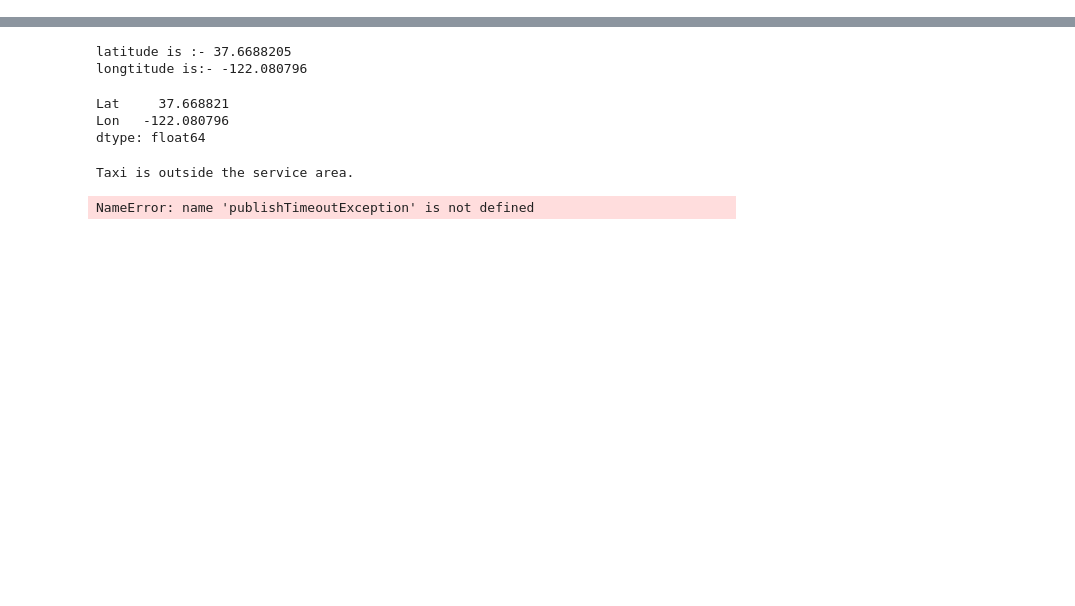
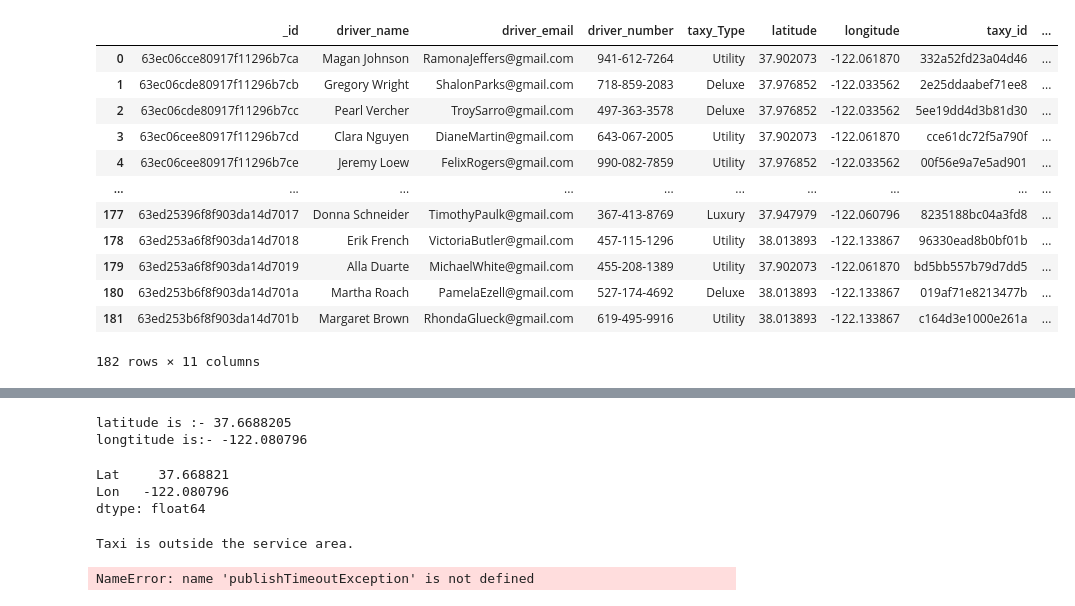
Before and after one commit to MuayThaiLegz/PythonSoftwareDev, a Jupyter notebook: TutoringProjects/streamlitApp/boundingBox.ipynb, the cells around one changed output, grey strips where cells are left out. Drawn from its saved outputs; the diff is of its cells as text; code cells hidden in the pictures; blank space fills up the shorter version.

```diff
--- a/TutoringProjects/streamlitApp/boundingBox.ipynb
+++ b/TutoringProjects/streamlitApp/boundingBox.ipynb
@@ -529,3 +528,20 @@ def show_user(mapdata):
+# %%
+
+DriverCollection_df
+# %% [output]
+|  | _id | driver_name | driver_email | driver_number | taxy_Type | latitude | longitude | taxy_id | ... |
+| 0 | 63ec06cce80917f11296b7ca | Magan Johnson | RamonaJeffers@gmail.com | 941-612-7264 | Utility | 37.902073 | -122.061870 | 332a52fd23a04d46 | ... |
+| 1 | 63ec06cde80917f11296b7cb | Gregory Wright | ShalonParks@gmail.com | 718-859-2083 | Deluxe | 37.976852 | -122.033562 | 2e25ddaabef71ee8 | ... |
+| 2 | 63ec06cde80917f11296b7cc | Pearl Vercher | TroySarro@gmail.com | 497-363-3578 | Deluxe | 37.976852 | -122.033562 | 5ee19dd4d3b81d30 | ... |
+| 3 | 63ec06cee80917f11296b7cd | Clara Nguyen | DianeMartin@gmail.com | 643-067-2005 | Utility | 37.902073 | -122.061870 | cce61dc72f5a790f | ... |
+| 4 | 63ec06cee80917f11296b7ce | Jeremy Loew | FelixRogers@gmail.com | 990-082-7859 | Utility | 37.976852 | -122.033562 | 00f56e9a7e5ad901 | ... |
+| ... | ... | ... | ... | ... | ... | ... | ... | ... | ... |
+| 177 | 63ed25396f8f903da14d7017 | Donna Schneider | TimothyPaulk@gmail.com | 367-413-8769 | Luxury | 37.947979 | -122.060796 | 8235188bc04a3fd8 | ... |
+| 178 | 63ed253a6f8f903da14d7018 | Erik French | VictoriaButler@gmail.com | 457-115-1296 | Utility | 38.013893 | -122.133867 | 96330ead8b0bf01b | ... |
+| 179 | 63ed253a6f8f903da14d7019 | Alla Duarte | MichaelWhite@gmail.com | 455-208-1389 | Utility | 37.902073 | -122.061870 | bd5bb557b79d7dd5 | ... |
+| 180 | 63ed253b6f8f903da14d701a | Martha Roach | PamelaEzell@gmail.com | 527-174-4692 | Deluxe | 38.013893 | -122.133867 | 019af71e8213477b | ... |
+| 181 | 63ed253b6f8f903da14d701b | Margaret Brown | RhondaGlueck@gmail.com | 619-495-9916 | Utility | 38.013893 | -122.133867 | c164d3e1000e261a | ... |
+182 rows × 11 columns
 # %%
 # Creating Basemap
 fig3=Figure(width=550,height=350)
```
Also changed, not shown: parts of 18 cells of this notebook, 1 other file.
